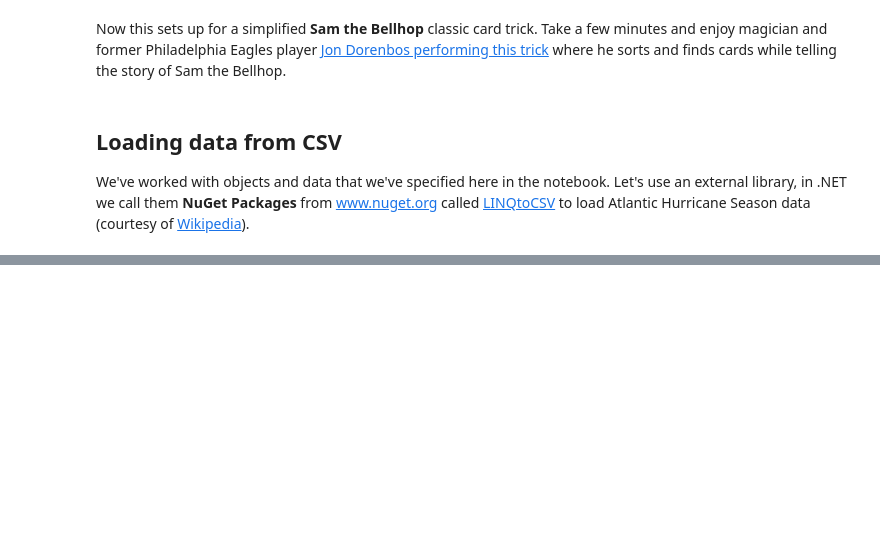
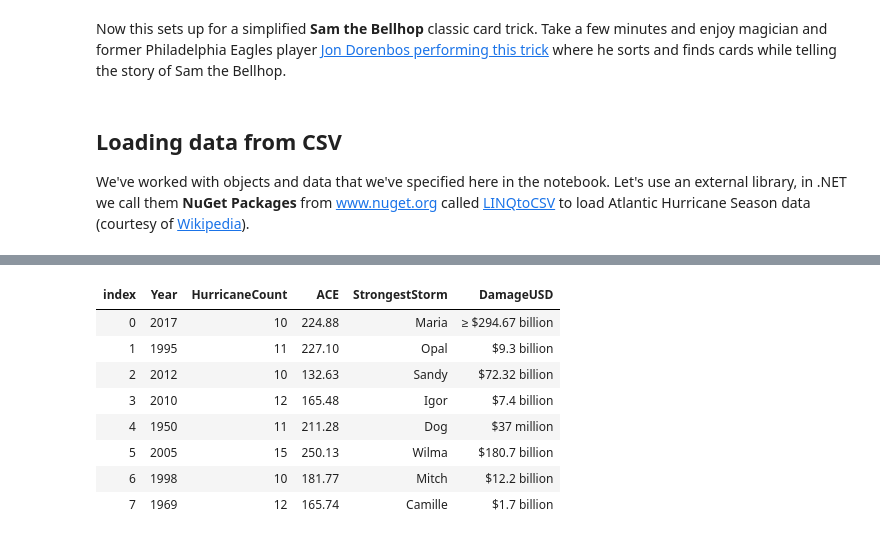
Before and after one commit to csharpfritz/csharp_with_csharpfritz, a Jupyter notebook: notebooks/0106-LINQ.ipynb, the cells around one changed output, grey strips where cells are left out. Cells and saved outputs as stored; diff of their text form; code cells hidden in the pictures; blank space fills up the shorter version.

```diff
--- a/notebooks/0106-LINQ.ipynb
+++ b/notebooks/0106-LINQ.ipynb
@@ -320,3 +391,20 @@ Installed package LinqToCsv version 1.5.0
+# %%
+var results = from storm in hurricanes
+              orderby storm.DamageUSD descending
+              where storm.HurricaneCount >= 10
+              select new {storm.Year, storm.HurricaneCount, storm.ACE, storm.StrongestStorm, storm.DamageUSD};
+
+results
+# %% [output]
+| index | Year | HurricaneCount | ACE | StrongestStorm | DamageUSD |
+| 0 | 2017 | 10 | 224.88 | Maria | ≥ $294.67 billion |
+| 1 | 1995 | 11 | 227.10 | Opal | $9.3 billion |
+| 2 | 2012 | 10 | 132.63 | Sandy | $72.32 billion |
+| 3 | 2010 | 12 | 165.48 | Igor | $7.4 billion |
+| 4 | 1950 | 11 | 211.28 | Dog | $37 million |
+| 5 | 2005 | 15 | 250.13 | Wilma | $180.7 billion |
+| 6 | 1998 | 10 | 181.77 | Mitch | $12.2 billion |
+| 7 | 1969 | 12 | 165.74 | Camille | $1.7 billion |
 # %% [markdown]
 ## Extension Methods
 
```
Also changed, not shown: parts of 12 cells of this notebook.
